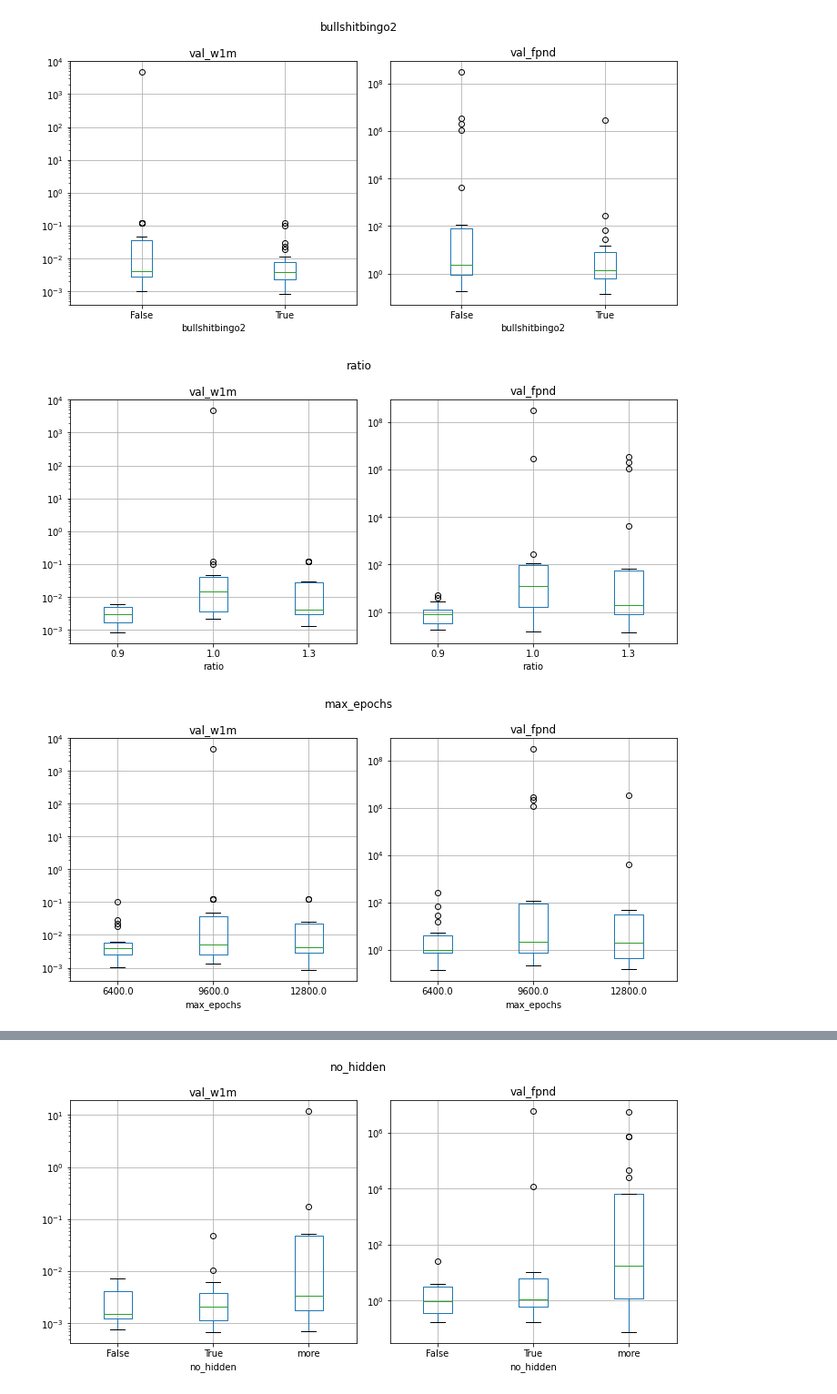
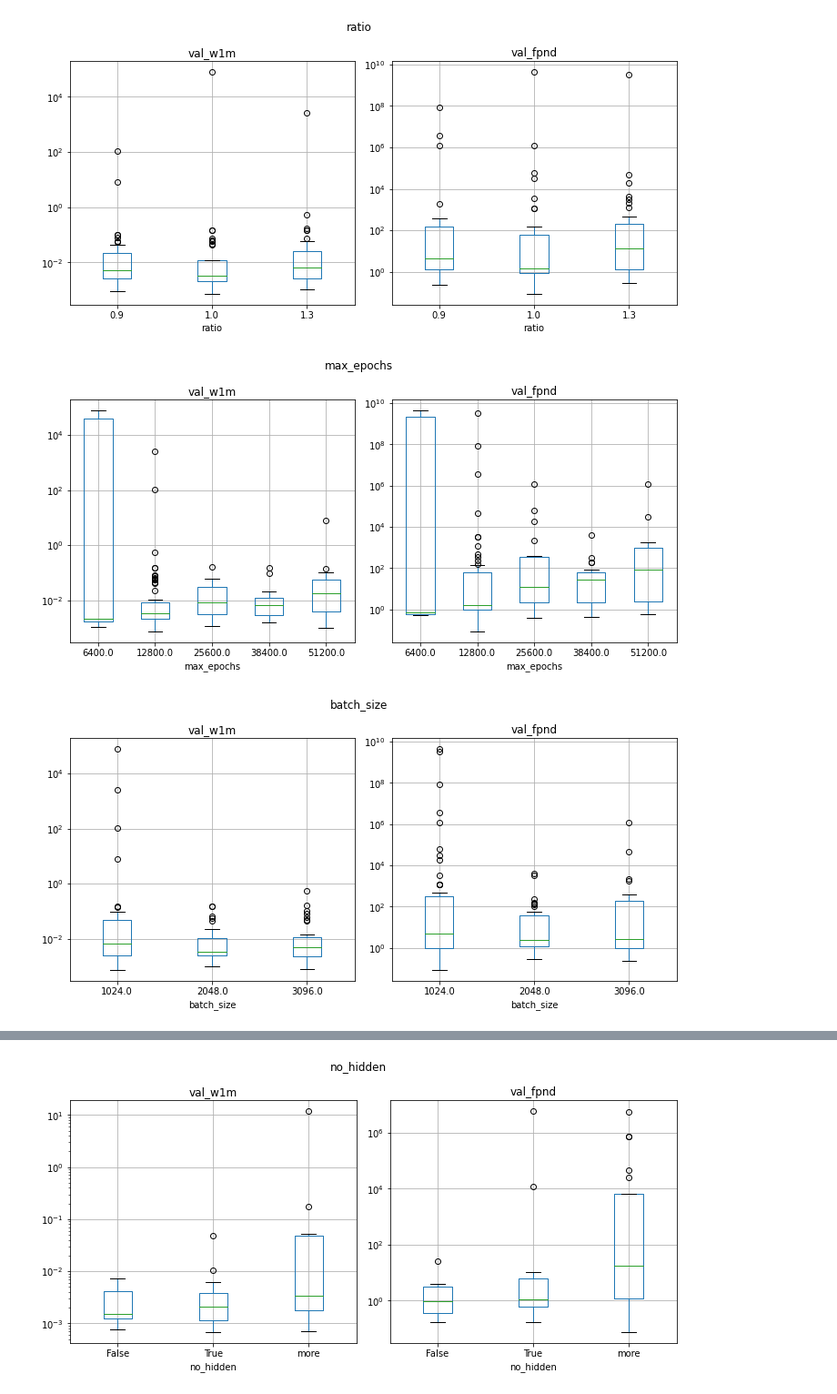
Before and after one commit to kaechb/LitJetNet, a Jupyter notebook: LitNF/Hyperparameters.ipynb, the cells around one changed output, grey strips where cells are left out. Shown: that part at 91% size. Cells and saved outputs as stored; diff of their text form; code cells hidden in the pictures.

```diff
--- a/LitNF/Hyperparameters.ipynb
+++ b/LitNF/Hyperparameters.ipynb
@@ -2,6 +2,6 @@
 import torch
 # %%
 import pandas as pd
-df=pd.read_csv("/beegfs/desy/user/kaechben/final_cov_t/summary.csv")
+df=pd.read_csv("/beegfs/desy/user/kaechben/bestever_q/summary.csv")
 df
 # %% [output]
@@ -27,7 +22,7 @@ df
 import matplotlib.pyplot as plt
 df.loc[df["sched"]!=df["sched"],"sched"]="No"
 
-for key in ["last_clf","no_hidden","heads","mass","gen_mask","warmup","sched","freq","dropout","opt","lr_g","num_layers","bullshitbingo","bullshitbingo2","scalingbullshit","ratio","max_epochs","batch_size","l_dim"]:
+for key in ["last_clf","no_hidden_gen","heads","mass","gen_mask","warmup","sched","freq","dropout","opt","lr_g","num_layers","bullshitbingo","bullshitbingo2","scalingbullshit","ratio","max_epochs","batch_size","l_dim"]:
     df=df[df.lr_g!=0.01]
 #     df=df[df.val_fpnd>5]
     df=df[df[key]==df[key]]
@@ -73,3 +68,3 @@ for key in ["last_clf","no_hidden","heads","mass","gen_mask","warmup","sched","f
-[figure, old version]
+[figure, new version]
-[figure, old version]
+[figure, new version]
-[figure, old version]
+[figure, new version]
```
Also changed, not shown: parts of 2 cells of this notebook, 1 other file.
